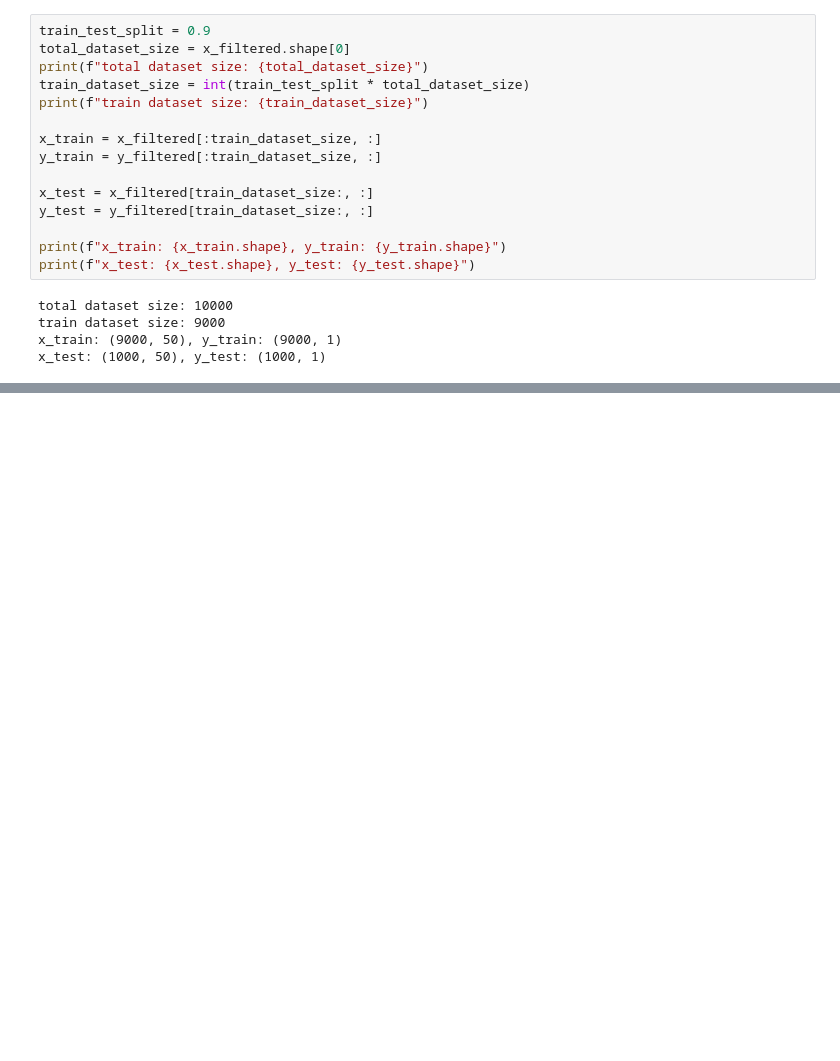
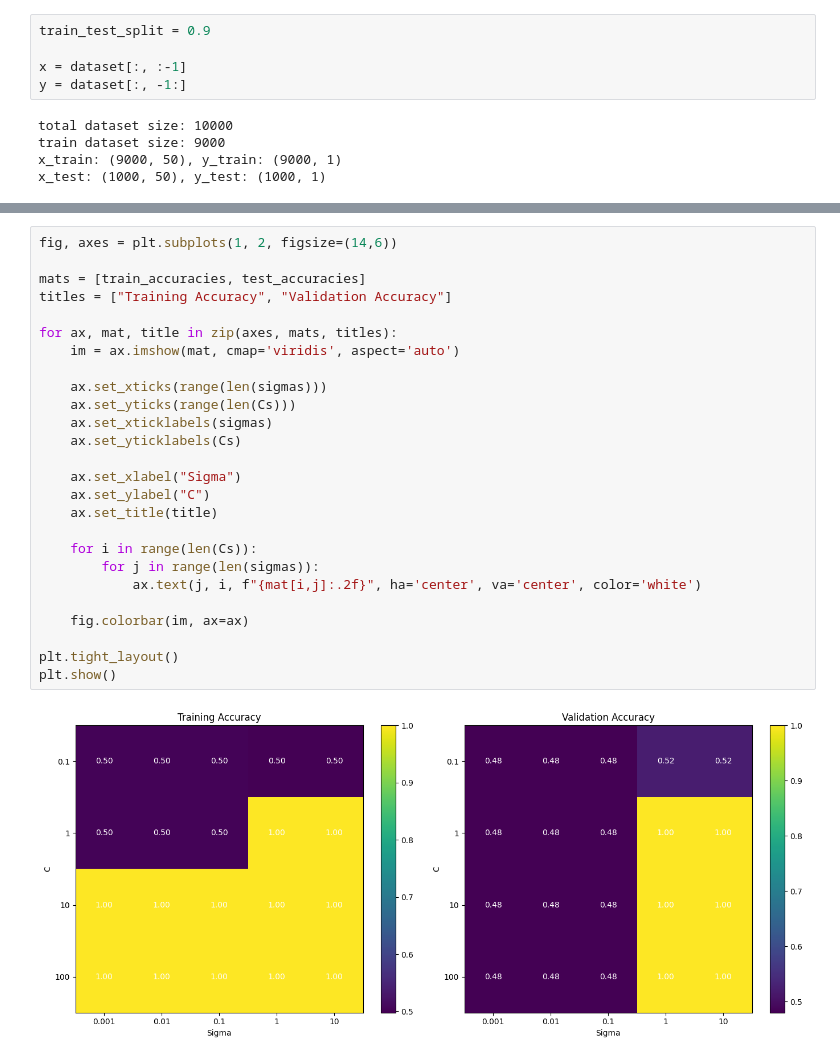
Before and after one commit to Bitupan132/E1_213_Pattern_Recognition_and_Neural_Networks, a Jupyter notebook: Assignment_1/src/3_high_frequency_icu_telemetry.ipynb, the cells around one changed output, grey strips where cells are left out. Cells and saved outputs as stored; diff of their text form; blank space fills up the shorter version.

```diff
--- a/Assignment_1/src/3_high_frequency_icu_telemetry.ipynb
+++ b/Assignment_1/src/3_high_frequency_icu_telemetry.ipynb
@@ -949,18 +1002,8 @@ Filtered shape: (10000, 50), (10000, 1)
 # %%
 train_test_split = 0.9
-total_dataset_size = x_filtered.shape[0]
-print(f"total dataset size: {total_dataset_size}")
-train_dataset_size = int(train_test_split * total_dataset_size)
-print(f"train dataset size: {train_dataset_size}")
 
-x_train = x_filtered[:train_dataset_size, :]
-y_train = y_filtered[:train_dataset_size, :]
-
-x_test = x_filtered[train_dataset_size:, :]
-y_test = y_filtered[train_dataset_size:, :]
-
-print(f"x_train: {x_train.shape}, y_train: {y_train.shape}")
-print(f"x_test: {x_test.shape}, y_test: {y_test.shape}")
+x = dataset[:, :-1]
+y = dataset[:, -1:]
 # %% [output]
 total dataset size: 10000
 train dataset size: 9000
@@ -1023,2 +1038,30 @@ KeyboardInterrupt:
+# %%
+fig, axes = plt.subplots(1, 2, figsize=(14,6))
+
+mats = [train_accuracies, test_accuracies]
+titles = ["Training Accuracy", "Validation Accuracy"]
+
+for ax, mat, title in zip(axes, mats, titles):
+    im = ax.imshow(mat, cmap='viridis', aspect='auto')
+
+    ax.set_xticks(range(len(sigmas)))
+    ax.set_yticks(range(len(Cs)))
+    ax.set_xticklabels(sigmas)
+    ax.set_yticklabels(Cs)
+
+    ax.set_xlabel("Sigma")
+    ax.set_ylabel("C")
+    ax.set_title(title)
+
+    for i in range(len(Cs)):
+        for j in range(len(sigmas)):
+            ax.text(j, i, f"{mat[i,j]:.2f}", ha='center', va='center', color='white')
+
+    fig.colorbar(im, ax=ax)
+
+plt.tight_layout()
+plt.show()
+# %% [output]
+[figure, added]
 # %%
 plt.figure(figsize=(8, 6))
```
Also changed, not shown: parts of 11 cells of this notebook, 1 other file.
